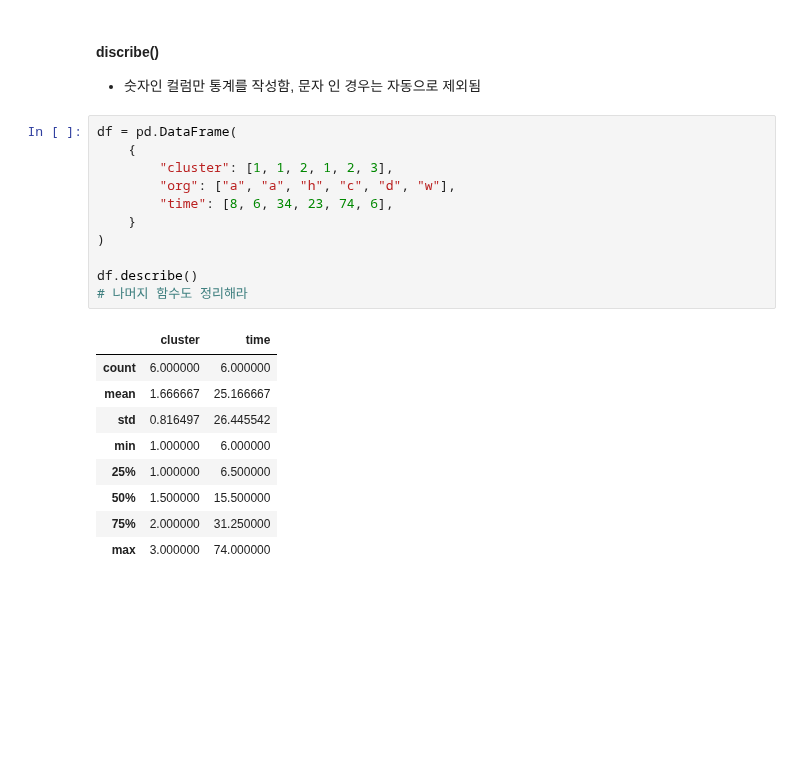
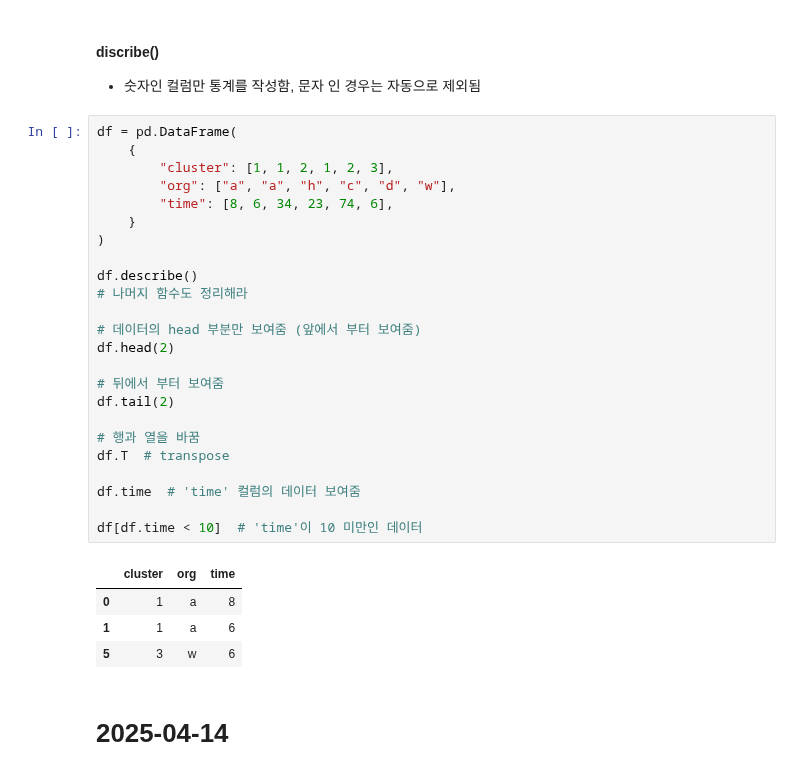
Before and after one commit to Junseon-Human/learn_python, a Jupyter notebook: 21_pandas.ipynb, the cells around one changed output. Cells and saved outputs as stored; diff of their text form; blank space fills up the shorter version.

```diff
--- a/21_pandas.ipynb
+++ b/21_pandas.ipynb
@@ -344,21 +348,31 @@ display(df)
 # %%
 df = pd.DataFrame(
     {
         "cluster": [1, 1, 2, 1, 2, 3],
         "org": ["a", "a", "h", "c", "d", "w"],
         "time": [8, 6, 34, 23, 74, 6],
     }
 )
 
 df.describe()
 # 나머지 함수도 정리해라
+
+# 데이터의 head 부분만 보여줌 (앞에서 부터 보여줌)
+df.head(2)
+
+# 뒤에서 부터 보여줌
+df.tail(2)
+
+# 행과 열을 바꿈
+df.T  # transpose
+
+df.time  # 'time' 컬럼의 데이터 보여줌
+
+df[df.time < 10]  # 'time'이 10 미만인 데이터
 # %% [output]
-|  | cluster | time |
-| count | 6.000000 | 6.000000 |
-| mean | 1.666667 | 25.166667 |
-| std | 0.816497 | 26.445542 |
-| min | 1.000000 | 6.000000 |
-| 25% | 1.000000 | 6.500000 |
-| 50% | 1.500000 | 15.500000 |
-| 75% | 2.000000 | 31.250000 |
-| max | 3.000000 | 74.000000 |
+|  | cluster | org | time |
+| 0 | 1 | a | 8 |
+| 1 | 1 | a | 6 |
+| 5 | 3 | w | 6 |
+# %% [markdown]
+# 2025-04-14
```
Also changed, not shown: parts of 48 cells of this notebook.
